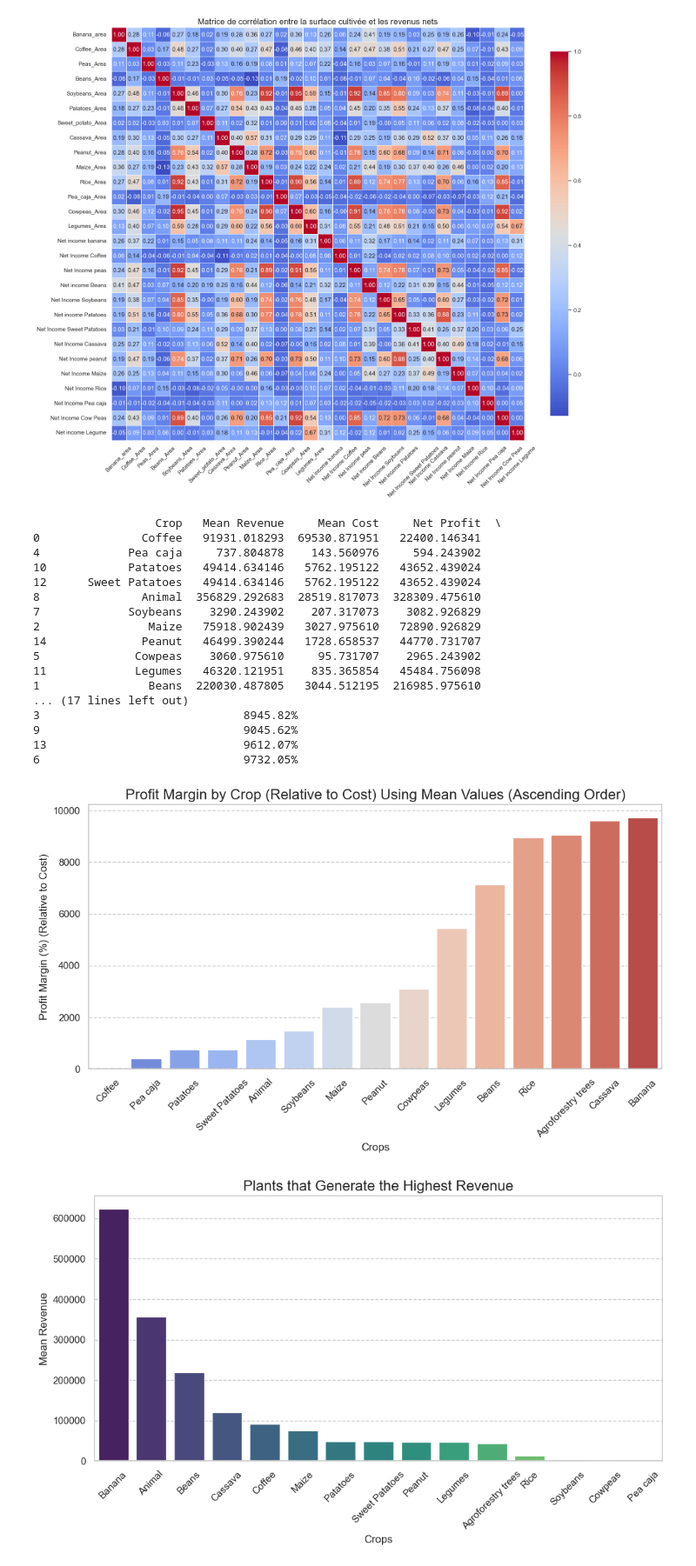
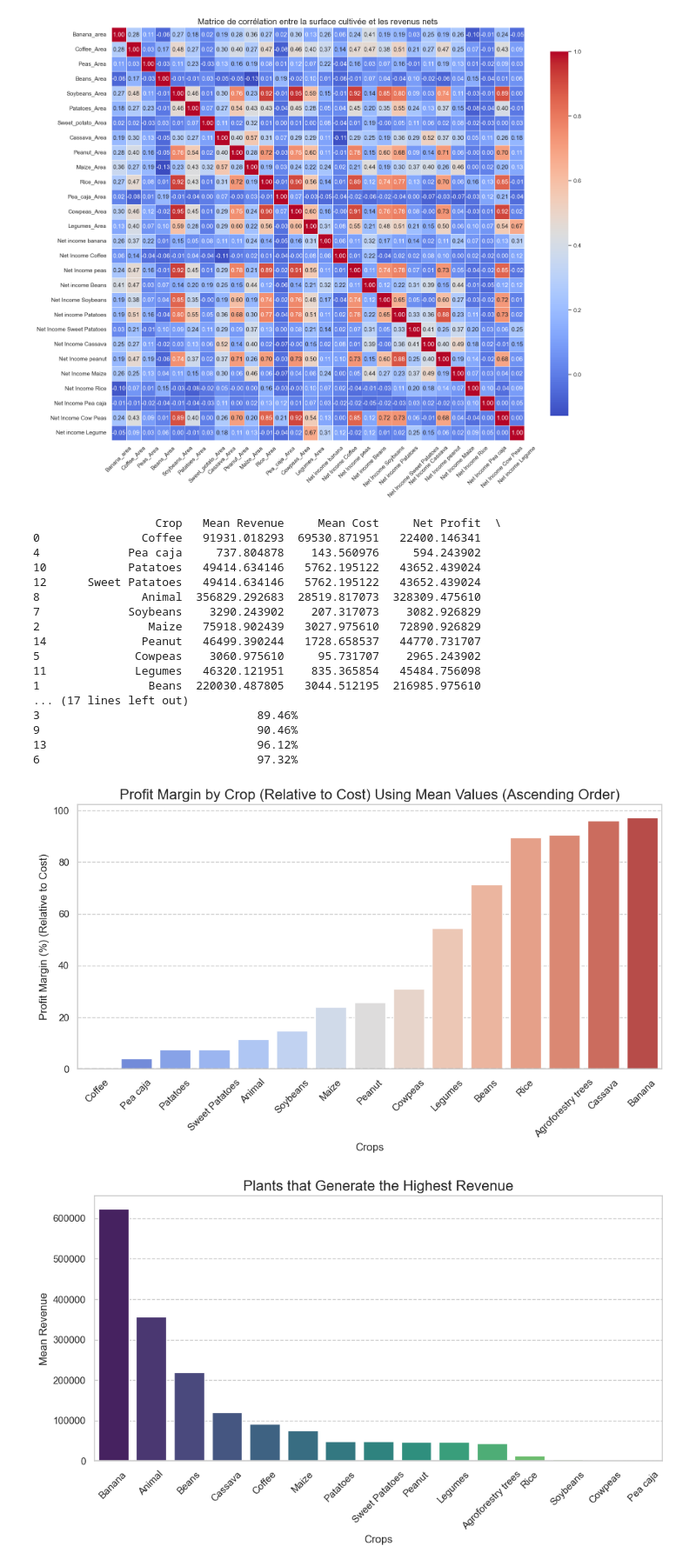
Before and after one commit to Jodick-Ndayisenga/Artificial-Intelligence, a Jupyter notebook: week_2/agro_forestry.ipynb, the cells around one changed output. Shown at 87% size. Saved outputs shown, nothing was run; the diff lists cells and outputs as text; code cells hidden in the pictures.

```diff
--- a/week_2/agro_forestry.ipynb
+++ b/week_2/agro_forestry.ipynb
@@ -446,7 +425,7 @@ for crop, (revenue_col, cost_col) in crop_columns.items():
     # Calculate net profit as the difference between mean revenue and cost
     net_profit = mean_revenue - mean_cost
     # Profit margin as a percentage relative to the cost
-    profit_margin = (net_profit / mean_cost) * 100 if mean_cost > 0 else net_profit  # Avoid division by zero
+    profit_margin = (net_profit / mean_cost) if mean_cost > 0 else net_profit  # Avoid division by zero
 
     profit_data.append({
         'Crop': crop,
@@ -467,38 +446,38 @@ profit_df['Profit Margin (%) (relative to Cost)'] = profit_df['Profit Margin (%)
 
 print(profit_df)
 
 # Step 5: Plotting Profit Margins relative to cost (based on mean values)
 plt.figure(figsize=(10, 6))
 sns.barplot(data=profit_df, x='Crop', y=profit_df['Profit Margin (%) (relative to Cost)'].str.rstrip('%').astype(float), palette='coolwarm')
 
 # Adding plot details
 plt.title('Profit Margin by Crop (Relative to Cost) Using Mean Values (Ascending Order)', fontsize=16)
 plt.xlabel('Crops', fontsize=12)
 plt.ylabel('Profit Margin (%) (Relative to Cost)', fontsize=12)
 plt.xticks(rotation=45)
 plt.axhline(0, color='grey', linestyle='--')  # Add a line for zero profit margin
 plt.grid(axis='y', linestyle='--')
 plt.tight_layout()
 plt.show()
 # %% [output]
                   Crop   Mean Revenue     Mean Cost     Net Profit  \
 0               Coffee   91931.018293  69530.871951   22400.146341
 4             Pea caja     737.804878    143.560976     594.243902
 10            Patatoes   49414.634146   5762.195122   43652.439024
 12      Sweet Patatoes   49414.634146   5762.195122   43652.439024
 8               Animal  356829.292683  28519.817073  328309.475610
 7             Soybeans    3290.243902    207.317073    3082.926829
 2                Maize   75918.902439   3027.975610   72890.926829
 14              Peanut   46499.390244   1728.658537   44770.731707
 5              Cowpeas    3060.975610     95.731707    2965.243902
 11             Legumes   46320.121951    835.365854   45484.756098
 1                Beans  220030.487805   3044.512195  216985.975610
 ... (17 lines left out)
-3                              8945.82%
-9                              9045.62%
-13                             9612.07%
-6                              9732.05%
+3                                89.46%
+9                                90.46%
+13                               96.12%
+6                                97.32%
-[figure, old version]
+[figure, new version]
 # %%
 # Step 1: Calculate mean revenue for each crop
 revenue_data = []
```
Also changed, not shown: parts of 8 cells of this notebook, 1 other file.
